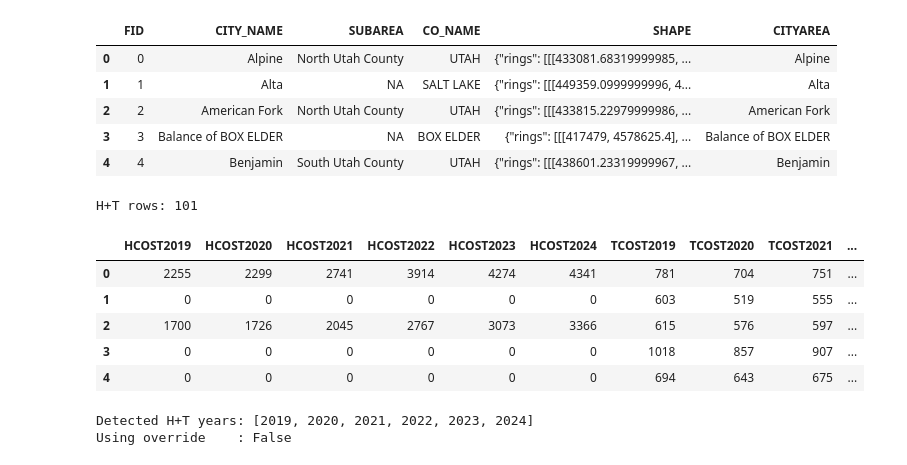
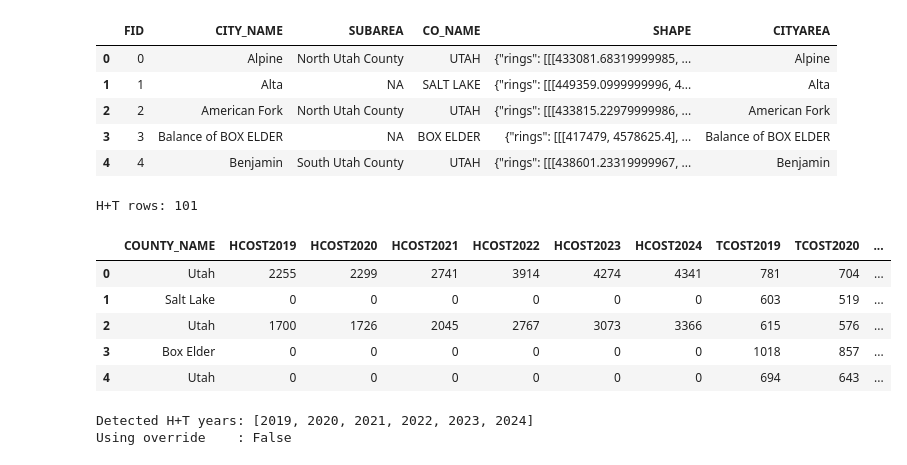
Before and after one commit to WFRCAnalytics/DATA-Regional-Metrics-Dashboard, a Jupyter notebook: housing-plus-transportation/Process-GPI-TDM-HT-by-City.ipynb, the cells around one changed output. Saved outputs shown, nothing was run; the diff lists cells and outputs as text; code cells hidden in the pictures.

```diff
--- a/housing-plus-transportation/Process-GPI-TDM-HT-by-City.ipynb
+++ b/housing-plus-transportation/Process-GPI-TDM-HT-by-City.ipynb
@@ -106,6 +106,14 @@ HT_INCOME_CONFIG = {
     "pygris_cache": True,
     "share_scale": "0-1",
     "city_key": "CITYAREA",
+    # ── County name → FIPS lookup (matches "County" column in H+T CSV) ──────────
+    "county_name_to_fips": {
+        "Box Elder": "49003",
+        "Davis": "49011",
+        "Salt Lake": "49035",
+        "Utah": "49049",
+        "Weber": "49057",
+    },
     "workshop_area_lookup": {
         "Box Elder (WFRC)": "Box Elder Wfrc",
         "North Davis County": "Davis County North",
@@ -225,29 +233,33 @@ City area rows: 109
 # %%
 # H+T cost CSV. Use thousands=',' to automatically force comma-formatted strings into numbers.
 # Replace -1 sentinel with 0 (no data for that city-year).
 # 'City Area' is added as CITYAREA here; 'County' is dropped.
 ht_df = pd.read_csv(HT_INCOME_CONFIG["ht_csv_path"], thousands=",")
 ht_df = ht_df.replace(-1, 0)
 
 if HT_INCOME_CONFIG["city_key"] not in ht_df.columns and "City Area" in ht_df.columns:
     ht_df[HT_INCOME_CONFIG["city_key"]] = ht_df["City Area"]
 
 if "City Area" in ht_df.columns:
     ht_df = ht_df.drop(columns=["City Area"])
 
+# Retain County column — renamed to COUNTY_NAME for use in county income join.
 if "County" in ht_df.columns:
-    ht_df = ht_df.drop(columns=["County"])
+    ht_df = ht_df.rename(columns={"County": "COUNTY_NAME"})
+
+# Map county name → FIPS so each city row knows its parent county.
+ht_df["county_geoid"] = ht_df["COUNTY_NAME"].map(HT_INCOME_CONFIG["county_name_to_fips"])
 
 print("H+T rows:", len(ht_df))
 ht_df.head()
 # %% [output]
 H+T rows: 101
-|  | HCOST2019 | HCOST2020 | HCOST2021 | HCOST2022 | HCOST2023 | HCOST2024 | TCOST2019 | TCOST2020 | TCOST2021 | ... |
-| 0 | 2255 | 2299 | 2741 | 3914 | 4274 | 4341 | 781 | 704 | 751 | ... |
-| 1 | 0 | 0 | 0 | 0 | 0 | 0 | 603 | 519 | 555 | ... |
-| 2 | 1700 | 1726 | 2045 | 2767 | 3073 | 3366 | 615 | 576 | 597 | ... |
-| 3 | 0 | 0 | 0 | 0 | 0 | 0 | 1018 | 857 | 907 | ... |
-| 4 | 0 | 0 | 0 | 0 | 0 | 0 | 694 | 643 | 675 | ... |
+|  | COUNTY_NAME | HCOST2019 | HCOST2020 | HCOST2021 | HCOST2022 | HCOST2023 | HCOST2024 | TCOST2019 | TCOST2020 | ... |
+| 0 | Utah | 2255 | 2299 | 2741 | 3914 | 4274 | 4341 | 781 | 704 | ... |
+| 1 | Salt Lake | 0 | 0 | 0 | 0 | 0 | 0 | 603 | 519 | ... |
+| 2 | Utah | 1700 | 1726 | 2045 | 2767 | 3073 | 3366 | 615 | 576 | ... |
+| 3 | Box Elder | 0 | 0 | 0 | 0 | 0 | 0 | 1018 | 857 | ... |
+| 4 | Utah | 0 | 0 | 0 | 0 | 0 | 0 | 694 | 643 | ... |
 # %%
 # Derive target years from HCOST / TCOST / HPLUST column suffixes.
 target_years = sorted(
```
Also changed, not shown: parts of 10 cells of this notebook.
